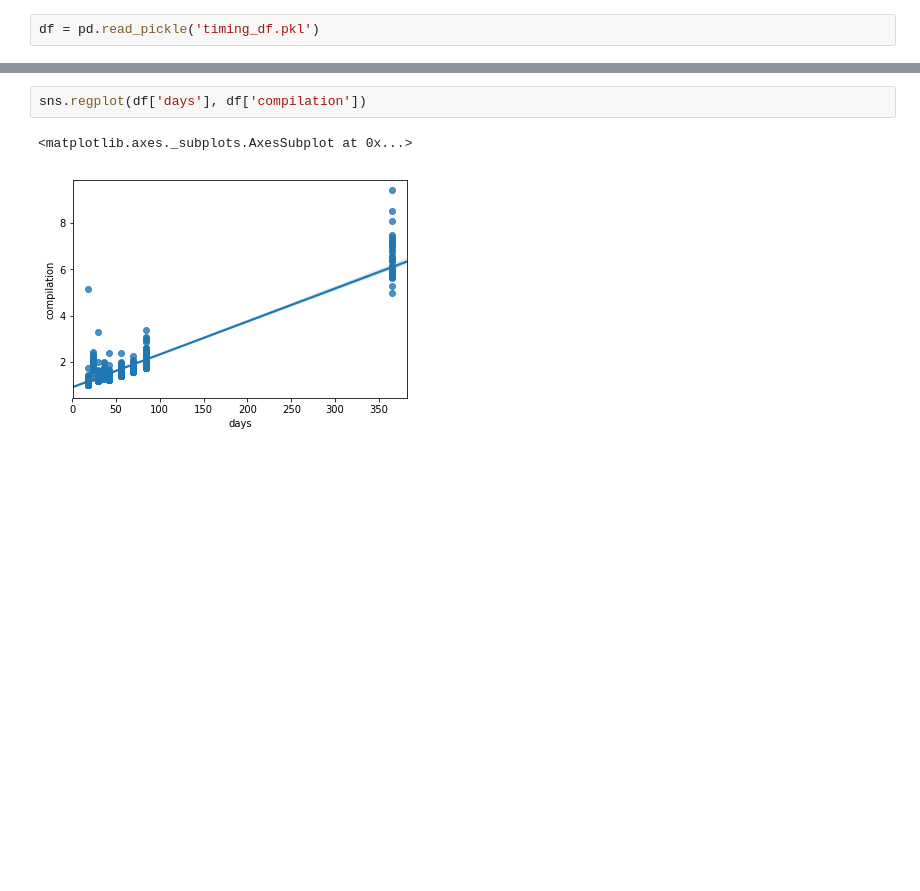
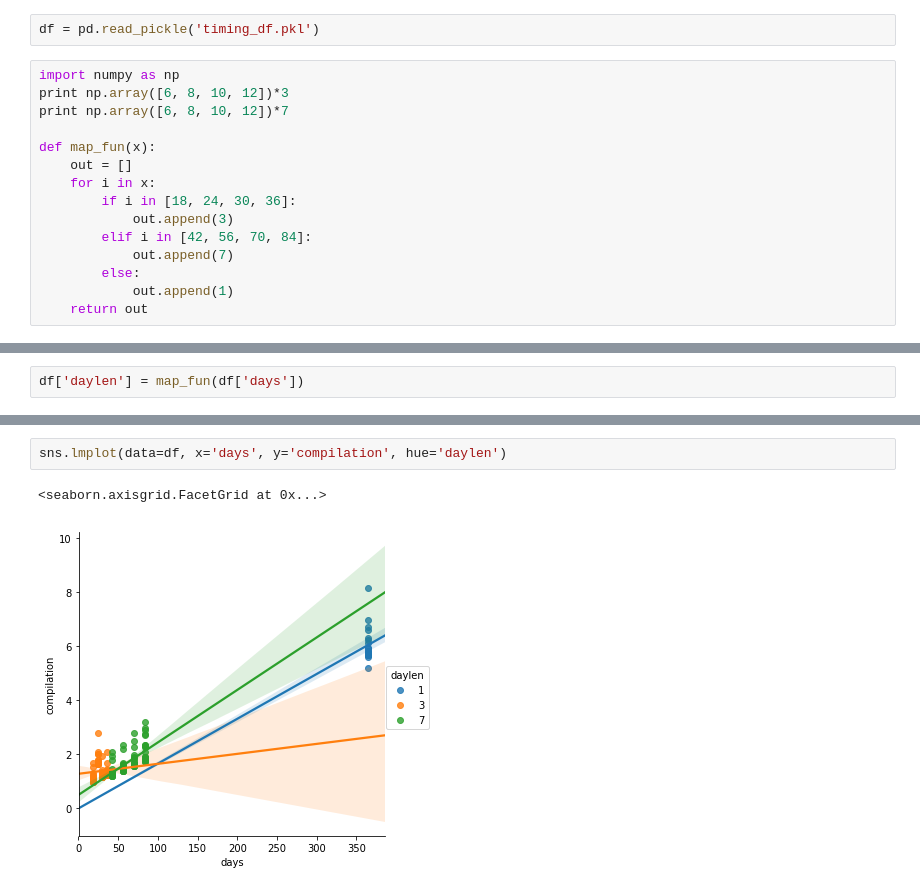
Before and after one commit to energyville/modesto, a Jupyter notebook: misc/RepresentativePeriods/plotTiming.ipynb, the cells around one changed output, grey strips where cells are left out. Cells and saved outputs as stored; diff of their text form; blank space fills up the shorter version.

Commit message:
Make new plots and check timing

```diff
--- a/misc/RepresentativePeriods/plotTiming.ipynb
+++ b/misc/RepresentativePeriods/plotTiming.ipynb
@@ -4,3 +4,18 @@ import matplotlib.pyplot as plt
 import seaborn as sns
 # %%
 df = pd.read_pickle('timing_df.pkl')
+# %%
+import numpy as np
+print np.array([6, 8, 10, 12])*3
+print np.array([6, 8, 10, 12])*7
+
+def map_fun(x):
+    out = []
+    for i in x:
+        if i in [18, 24, 30, 36]:
+            out.append(3)
+        elif i in [42, 56, 70, 84]:
+            out.append(7)
+        else:
+            out.append(1)
+    return out
@@ -7,3 +25,5 @@ df = pd.read_pickle('timing_df.pkl')
+# %%
+df['daylen'] = map_fun(df['days'])
 # %%
 df
 # %% [output]
@@ -28,8 +58,8 @@ df
 # %%
-sns.regplot(df['days'], df['compilation'])
+sns.lmplot(data=df, x='days', y='compilation', hue='daylen')
 # %% [output]
-<matplotlib.axes._subplots.AxesSubplot at 0x...>
+<seaborn.axisgrid.FacetGrid at 0x...>
-[figure, old version]
+[figure, new version]
 # %%
 sns.regplot(df['days'], df['solution'])
 # %% [output]
```
Also changed, not shown: parts of 8 cells of this notebook, 13 other files.
